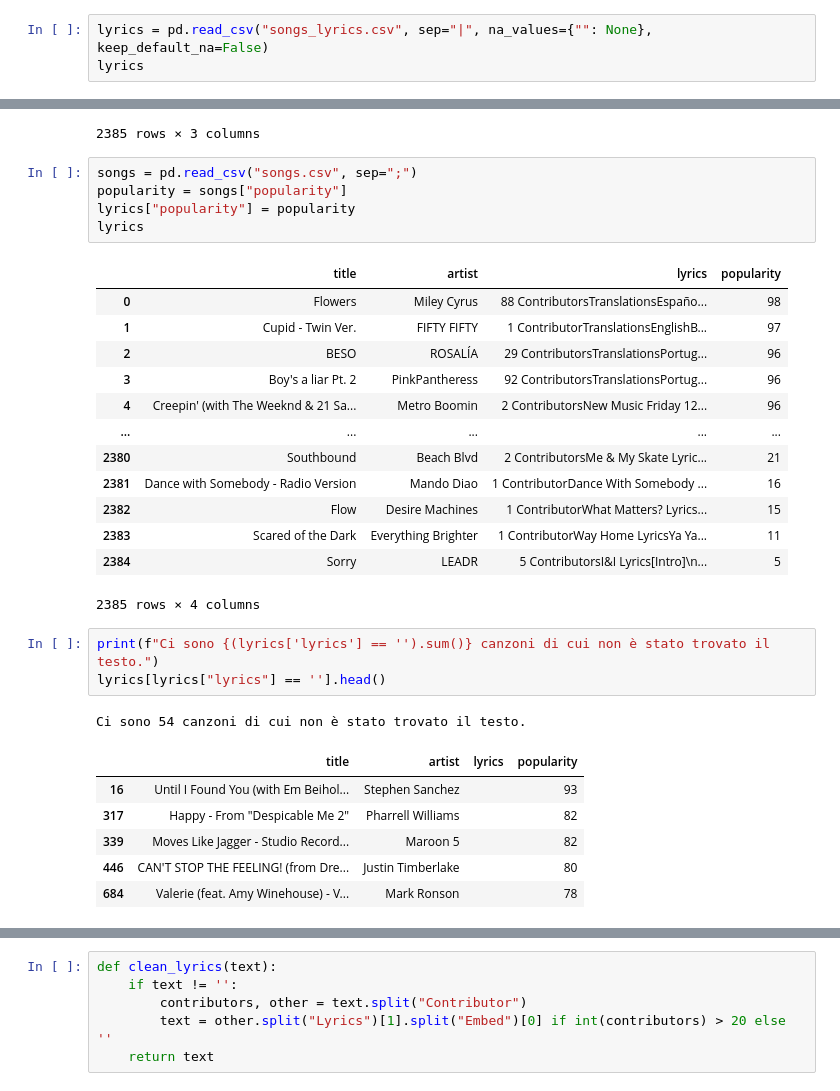
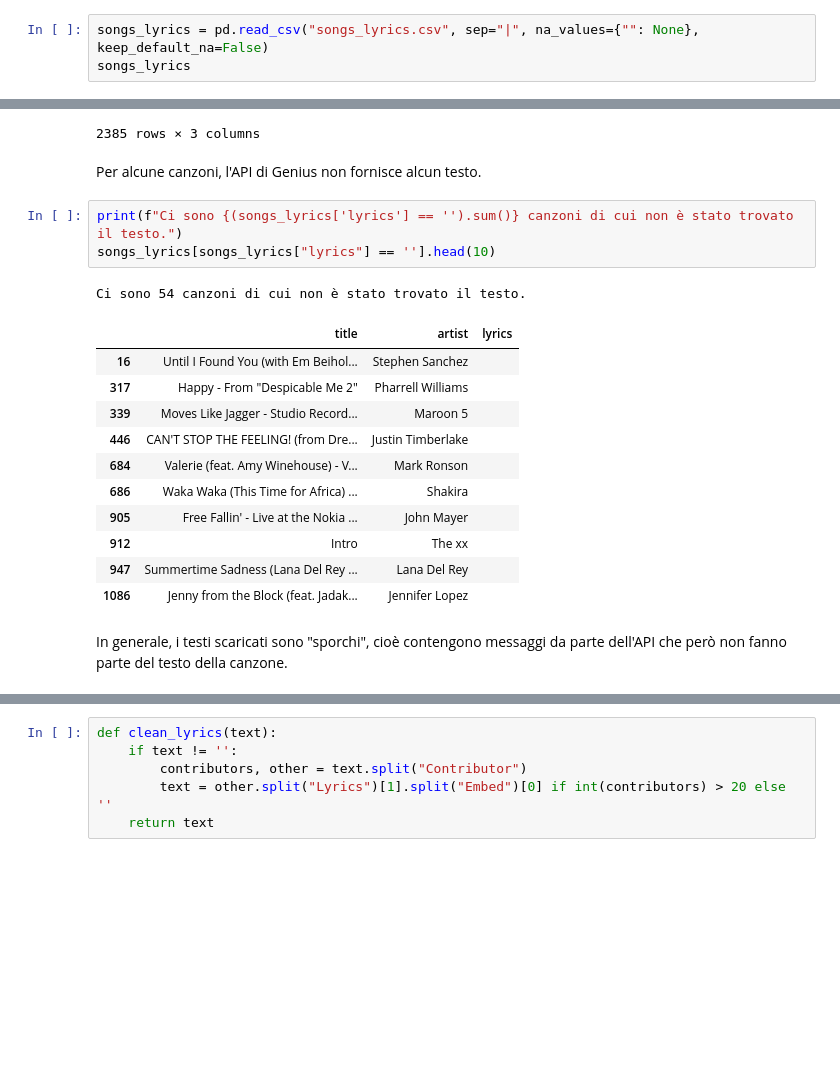
Before and after one commit to AndreaZavatta/Songs-Popularity-Prediction, a Jupyter notebook: nlp.ipynb, the cells around one changed output, grey strips where cells are left out. Saved outputs shown, nothing was run; the diff lists cells and outputs as text; blank space fills up the shorter version.

```diff
--- a/nlp.ipynb
+++ b/nlp.ipynb
@@ -21,6 +39,6 @@ Note: you may need to restart the kernel to use updated packages.
 # %%
-lyrics = pd.read_csv("songs_lyrics.csv", sep="|", na_values={"": None}, keep_default_na=False)
-lyrics
+songs_lyrics = pd.read_csv("songs_lyrics.csv", sep="|", na_values={"": None}, keep_default_na=False)
+songs_lyrics
 # %% [output]
 |  | title | artist | lyrics |
 | 0 | Flowers | Miley Cyrus | 88 ContributorsTranslationsEspaño... |
@@ -35,34 +53,24 @@ lyrics
 | 2383 | Scared of the Dark | Everything Brighter | 1 ContributorWay Home LyricsYa Ya... |
 | 2384 | Sorry | LEADR | 5 ContributorsI&I Lyrics[Intro]\n... |
 2385 rows × 3 columns
-# %%
-songs = pd.read_csv("songs.csv", sep=";")
-popularity = songs["popularity"]
-lyrics["popularity"] = popularity
-lyrics
-# %% [output]
-|  | title | artist | lyrics | popularity |
-| 0 | Flowers | Miley Cyrus | 88 ContributorsTranslationsEspaño... | 98 |
-| 1 | Cupid - Twin Ver. | FIFTY FIFTY | 1 ContributorTranslationsEnglishB... | 97 |
-| 2 | BESO | ROSALÍA | 29 ContributorsTranslationsPortug... | 96 |
-| 3 | Boy's a liar Pt. 2 | PinkPantheress | 92 ContributorsTranslationsPortug... | 96 |
-| 4 | Creepin' (with The Weeknd & 21 Sa... | Metro Boomin | 2 ContributorsNew Music Friday 12... | 96 |
-| ... | ... | ... | ... | ... |
-| 2380 | Southbound | Beach Blvd | 2 ContributorsMe & My Skate Lyric... | 21 |
-| 2381 | Dance with Somebody - Radio Version | Mando Diao | 1 ContributorDance With Somebody ... | 16 |
-| 2382 | Flow | Desire Machines | 1 ContributorWhat Matters? Lyrics... | 15 |
-| 2383 | Scared of the Dark | Everything Brighter | 1 ContributorWay Home LyricsYa Ya... | 11 |
-| 2384 | Sorry | LEADR | 5 ContributorsI&I Lyrics[Intro]\n... | 5 |
-2385 rows × 4 columns
+# %% [markdown]
+Per alcune canzoni, l'API di Genius non fornisce alcun testo.
 # %%
-print(f"Ci sono {(lyrics['lyrics'] == '').sum()} canzoni di cui non è stato trovato il testo.")
-lyrics[lyrics["lyrics"] == ''].head()
+print(f"Ci sono {(songs_lyrics['lyrics'] == '').sum()} canzoni di cui non è stato trovato il testo.")
+songs_lyrics[songs_lyrics["lyrics"] == ''].head(10)
 # %% [output]
 Ci sono 54 canzoni di cui non è stato trovato il testo.
-|  | title | artist | lyrics | popularity |
-| 16 | Until I Found You (with Em Beihol... | Stephen Sanchez |  | 93 |
-| 317 | Happy - From "Despicable Me 2" | Pharrell Williams |  | 82 |
-| 339 | Moves Like Jagger - Studio Record... | Maroon 5 |  | 82 |
-| 446 | CAN'T STOP THE FEELING! (from Dre... | Justin Timberlake |  | 80 |
-| 684 | Valerie (feat. Amy Winehouse) - V... | Mark Ronson |  | 78 |
+|  | title | artist | lyrics |
+| 16 | Until I Found You (with Em Beihol... | Stephen Sanchez |  |
+| 317 | Happy - From "Despicable Me 2" | Pharrell Williams |  |
+| 339 | Moves Like Jagger - Studio Record... | Maroon 5 |  |
+| 446 | CAN'T STOP THE FEELING! (from Dre... | Justin Timberlake |  |
+| 684 | Valerie (feat. Amy Winehouse) - V... | Mark Ronson |  |
+| 686 | Waka Waka (This Time for Africa) ... | Shakira |  |
+| 905 | Free Fallin' - Live at the Nokia ... | John Mayer |  |
+| 912 | Intro | The xx |  |
+| 947 | Summertime Sadness (Lana Del Rey ... | Lana Del Rey |  |
+| 1086 | Jenny from the Block (feat. Jadak... | Jennifer Lopez |  |
+# %% [markdown]
+In generale, i testi scaricati sono "sporchi", cioè contengono messaggi da parte dell'API che però non fanno parte del testo della canzone.
 # %%
```
Also changed, not shown: parts of 34 cells of this notebook.
